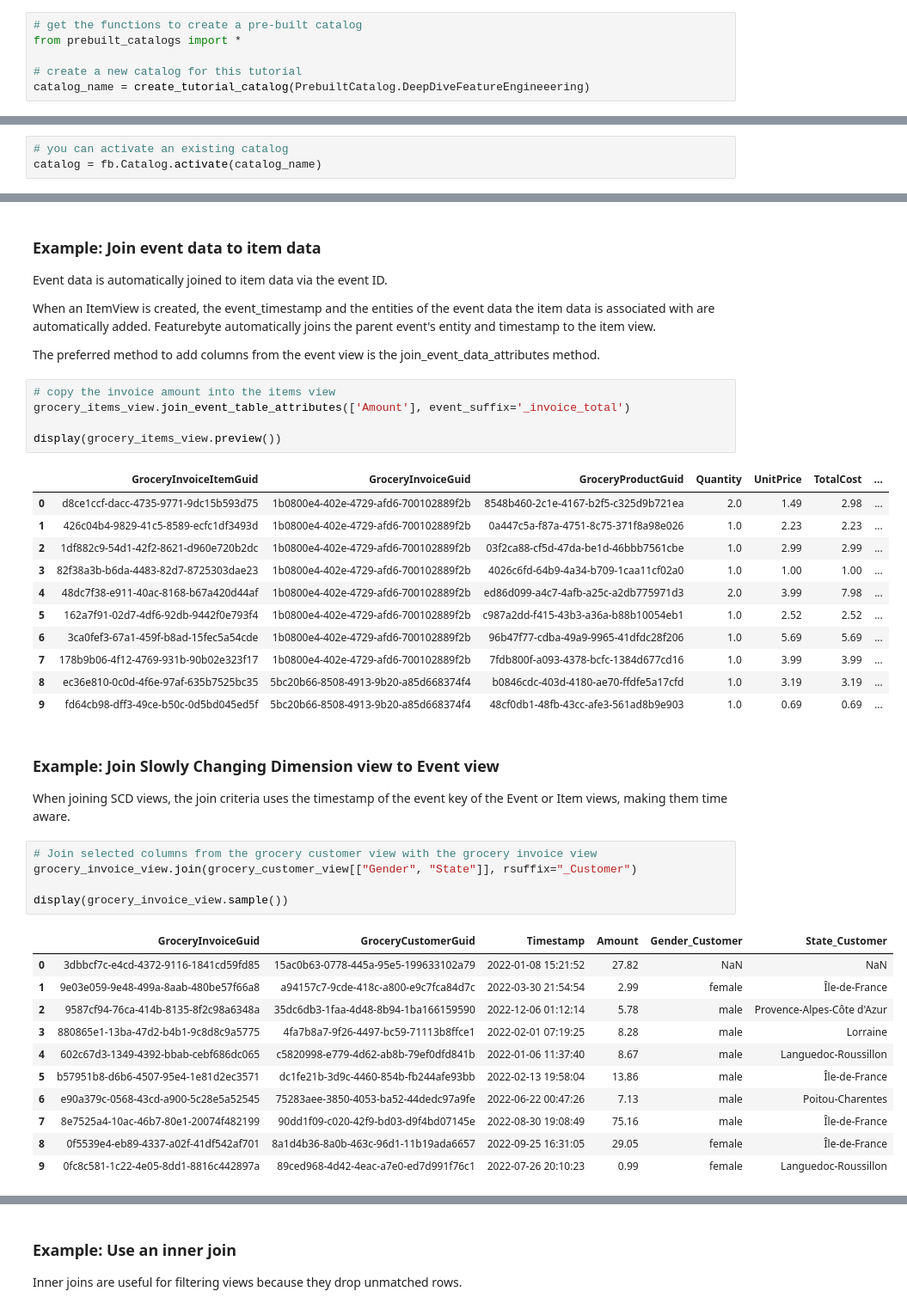
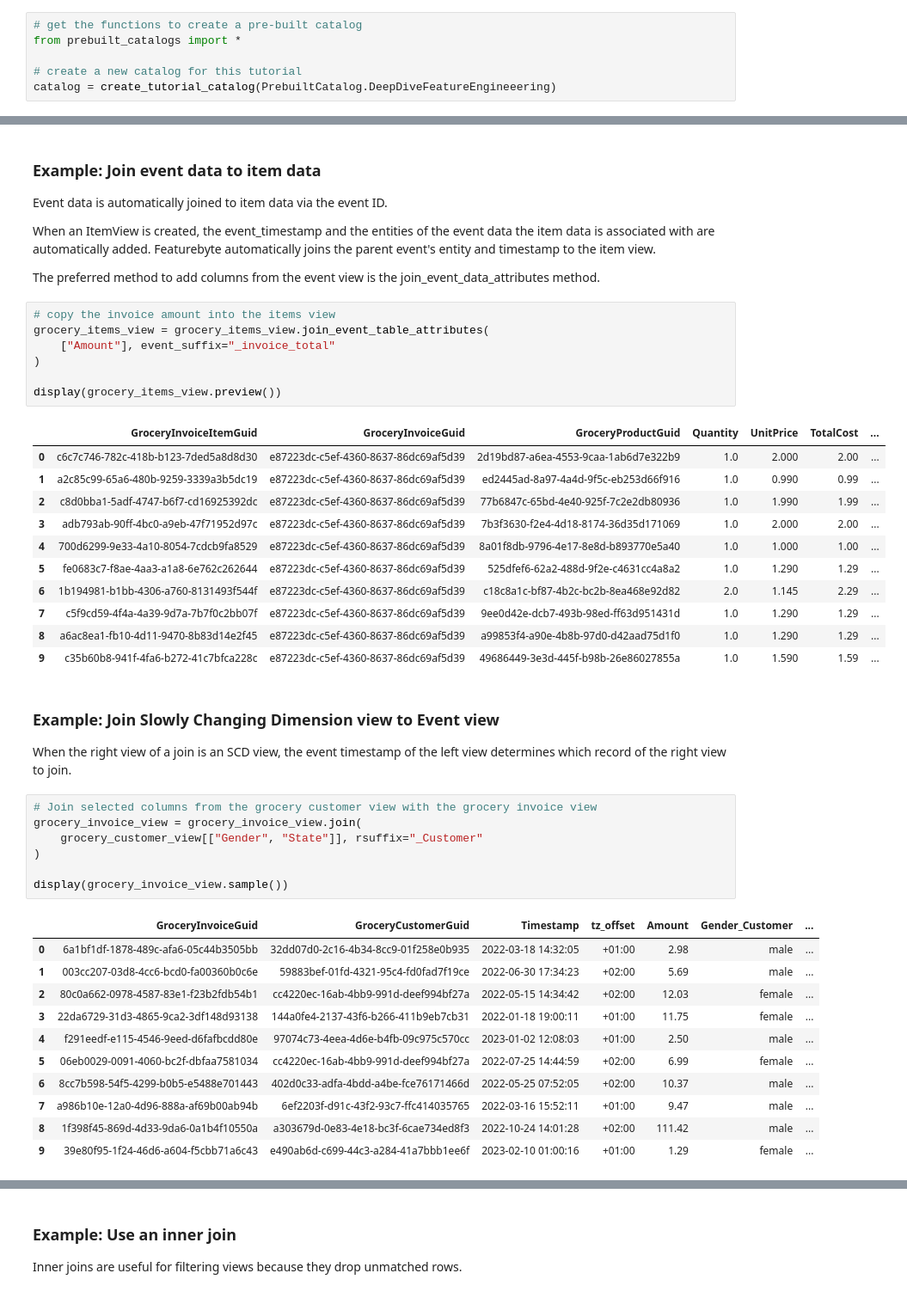
Before and after one commit to featurebyte/featurebyte-hosted-tutorials, a Jupyter notebook: tutorials/notebooks/deep dive feature engineering - final.ipynb, the cells around one changed output, grey strips where cells are left out. Shown at 86% size. Saved outputs shown, nothing was run; the diff lists cells and outputs as text.

```diff
--- a/tutorials/notebooks/deep dive feature engineering - final.ipynb
+++ b/tutorials/notebooks/deep dive feature engineering - final.ipynb
@@ -59,5 +66,5 @@ In a real-life project you would do data modeling, declaring the tables, entitie
 from prebuilt_catalogs import *
 
 # create a new catalog for this tutorial
-catalog_name = create_tutorial_catalog(PrebuiltCatalog.DeepDiveFeatureEngineeering)
+catalog = create_tutorial_catalog(PrebuiltCatalog.DeepDiveFeatureEngineeering)
 # %% [output]
@@ -75,6 +81,3 @@ Catalog created and pre-populated with data and features
-# %%
-# you can activate an existing catalog
-catalog = fb.Catalog.activate(catalog_name)
 # %% [markdown]
 ## Create Views of Tables within the Catalog
 
@@ -331,41 +400,45 @@ When an ItemView is created, the event_timestamp and the entities of the event d
 The preferred method to add columns from the event view is the join_event_data_attributes method.
 # %%
 # copy the invoice amount into the items view
-grocery_items_view.join_event_table_attributes(['Amount'], event_suffix='_invoice_total')
+grocery_items_view = grocery_items_view.join_event_table_attributes(
+    ["Amount"], event_suffix="_invoice_total"
+)
 
 display(grocery_items_view.preview())
 # %% [output]
 |  | GroceryInvoiceItemGuid | GroceryInvoiceGuid | GroceryProductGuid | Quantity | UnitPrice | TotalCost | ... |
-| 0 | d8ce1ccf-dacc-4735-9771-9dc15b593d75 | 1b0800e4-402e-4729-afd6-700102889f2b | 8548b460-2c1e-4167-b2f5-c325d9b721ea | 2.0 | 1.49 | 2.98 | ... |
-| 1 | 426c04b4-9829-41c5-8589-ecfc1df3493d | 1b0800e4-402e-4729-afd6-700102889f2b | 0a447c5a-f87a-4751-8c75-371f8a98e026 | 1.0 | 2.23 | 2.23 | ... |
-| 2 | 1df882c9-54d1-42f2-8621-d960e720b2dc | 1b0800e4-402e-4729-afd6-700102889f2b | 03f2ca88-cf5d-47da-be1d-46bbb7561cbe | 1.0 | 2.99 | 2.99 | ... |
-| 3 | 82f38a3b-b6da-4483-82d7-8725303dae23 | 1b0800e4-402e-4729-afd6-700102889f2b | 4026c6fd-64b9-4a34-b709-1caa11cf02a0 | 1.0 | 1.00 | 1.00 | ... |
-| 4 | 48dc7f38-e911-40ac-8168-b67a420d44af | 1b0800e4-402e-4729-afd6-700102889f2b | ed86d099-a4c7-4afb-a25c-a2db775971d3 | 2.0 | 3.99 | 7.98 | ... |
-| 5 | 162a7f91-02d7-4df6-92db-9442f0e793f4 | 1b0800e4-402e-4729-afd6-700102889f2b | c987a2dd-f415-43b3-a36a-b88b10054eb1 | 1.0 | 2.52 | 2.52 | ... |
-| 6 | 3ca0fef3-67a1-459f-b8ad-15fec5a54cde | 1b0800e4-402e-4729-afd6-700102889f2b | 96b47f77-cdba-49a9-9965-41dfdc28f206 | 1.0 | 5.69 | 5.69 | ... |
-| 7 | 178b9b06-4f12-4769-931b-90b02e323f17 | 1b0800e4-402e-4729-afd6-700102889f2b | 7fdb800f-a093-4378-bcfc-1384d677cd16 | 1.0 | 3.99 | 3.99 | ... |
-| 8 | ec36e810-0c0d-4f6e-97af-635b7525bc35 | 5bc20b66-8508-4913-9b20-a85d668374f4 | b0846cdc-403d-4180-ae70-ffdfe5a17cfd | 1.0 | 3.19 | 3.19 | ... |
-| 9 | fd64cb98-dff3-49ce-b50c-0d5bd045ed5f | 5bc20b66-8508-4913-9b20-a85d668374f4 | 48cf0db1-48fb-43cc-afe3-561ad8b9e903 | 1.0 | 0.69 | 0.69 | ... |
+| 0 | c6c7c746-782c-418b-b123-7ded5a8d8d30 | e87223dc-c5ef-4360-8637-86dc69af5d39 | 2d19bd87-a6ea-4553-9caa-1ab6d7e322b9 | 1.0 | 2.000 | 2.00 | ... |
+| 1 | a2c85c99-65a6-480b-9259-3339a3b5dc19 | e87223dc-c5ef-4360-8637-86dc69af5d39 | ed2445ad-8a97-4a4d-9f5c-eb253d66f916 | 1.0 | 0.990 | 0.99 | ... |
+| 2 | c8d0bba1-5adf-4747-b6f7-cd16925392dc | e87223dc-c5ef-4360-8637-86dc69af5d39 | 77b6847c-65bd-4e40-925f-7c2e2db80936 | 1.0 | 1.990 | 1.99 | ... |
+| 3 | adb793ab-90ff-4bc0-a9eb-47f71952d97c | e87223dc-c5ef-4360-8637-86dc69af5d39 | 7b3f3630-f2e4-4d18-8174-36d35d171069 | 1.0 | 2.000 | 2.00 | ... |
+| 4 | 700d6299-9e33-4a10-8054-7cdcb9fa8529 | e87223dc-c5ef-4360-8637-86dc69af5d39 | 8a01f8db-9796-4e17-8e8d-b893770e5a40 | 1.0 | 1.000 | 1.00 | ... |
+| 5 | fe0683c7-f8ae-4aa3-a1a8-6e762c262644 | e87223dc-c5ef-4360-8637-86dc69af5d39 | 525dfef6-62a2-488d-9f2e-c4631cc4a8a2 | 1.0 | 1.290 | 1.29 | ... |
+| 6 | 1b194981-b1bb-4306-a760-8131493f544f | e87223dc-c5ef-4360-8637-86dc69af5d39 | c18c8a1c-bf87-4b2c-bc2b-8ea468e92d82 | 2.0 | 1.145 | 2.29 | ... |
+| 7 | c5f9cd59-4f4a-4a39-9d7a-7b7f0c2bb07f | e87223dc-c5ef-4360-8637-86dc69af5d39 | 9ee0d42e-dcb7-493b-98ed-ff63d951431d | 1.0 | 1.290 | 1.29 | ... |
+| 8 | a6ac8ea1-fb10-4d11-9470-8b83d14e2f45 | e87223dc-c5ef-4360-8637-86dc69af5d39 | a99853f4-a90e-4b8b-97d0-d42aad75d1f0 | 1.0 | 1.290 | 1.29 | ... |
+| 9 | c35b60b8-941f-4fa6-b272-41c7bfca228c | e87223dc-c5ef-4360-8637-86dc69af5d39 | 49686449-3e3d-445f-b98b-26e86027855a | 1.0 | 1.590 | 1.59 | ... |
 # %% [markdown]
 ### Example: Join Slowly Changing Dimension view to Event view
 
-When joining SCD views, the join criteria uses the timestamp of the event key of the Event or Item views, making them time aware.
+When the right view of a join is an SCD view, the event timestamp of the left view determines which record of the right view to join.
 # %%
 # Join selected columns from the grocery customer view with the grocery invoice view
-grocery_invoice_view.join(grocery_customer_view[["Gender", "State"]], rsuffix="_Customer")
+grocery_invoice_view = grocery_invoice_view.join(
+    grocery_customer_view[["Gender", "State"]], rsuffix="_Customer"
+)
 
 display(grocery_invoice_view.sample())
 # %% [output]
-|  | GroceryInvoiceGuid | GroceryCustomerGuid | Timestamp | Amount | Gender_Customer | State_Customer |
-| 0 | 3dbbcf7c-e4cd-4372-9116-1841cd59fd85 | 15ac0b63-0778-445a-95e5-199633102a79 | 2022-01-08 15:21:52 | 27.82 | NaN | NaN |
-| 1 | 9e03e059-9e48-499a-8aab-480be57f66a8 | a94157c7-9cde-418c-a800-e9c7fca84d7c | 2022-03-30 21:54:54 | 2.99 | female | Île-de-France |
-| 2 | 9587cf94-76ca-414b-8135-8f2c98a6348a | 35dc6db3-1faa-4d48-8b94-1ba166159590 | 2022-12-06 01:12:14 | 5.78 | male | Provence-Alpes-Côte d'Azur |
-| 3 | 880865e1-13ba-47d2-b4b1-9c8d8c9a5775 | 4fa7b8a7-9f26-4497-bc59-71113b8ffce1 | 2022-02-01 07:19:25 | 8.28 | male | Lorraine |
-| 4 | 602c67d3-1349-4392-bbab-cebf686dc065 | c5820998-e779-4d62-ab8b-79ef0dfd841b | 2022-01-06 11:37:40 | 8.67 | male | Languedoc-Roussillon |
-| 5 | b57951b8-d6b6-4507-95e4-1e81d2ec3571 | dc1fe21b-3d9c-4460-854b-fb244afe93bb | 2022-02-13 19:58:04 | 13.86 | male | Île-de-France |
-| 6 | e90a379c-0568-43cd-a900-5c28e5a52545 | 75283aee-3850-4053-ba52-44dedc97a9fe | 2022-06-22 00:47:26 | 7.13 | male | Poitou-Charentes |
-| 7 | 8e7525a4-10ac-46b7-80e1-20074f482199 | 90dd1f09-c020-42f9-bd03-d9f4bd07145e | 2022-08-30 19:08:49 | 75.16 | male | Île-de-France |
-| 8 | 0f5539e4-eb89-4337-a02f-41df542af701 | 8a1d4b36-8a0b-463c-96d1-11b19ada6657 | 2022-09-25 16:31:05 | 29.05 | female | Île-de-France |
-| 9 | 0fc8c581-1c22-4e05-8dd1-8816c442897a | 89ced968-4d42-4eac-a7e0-ed7d991f76c1 | 2022-07-26 20:10:23 | 0.99 | female | Languedoc-Roussillon |
+|  | GroceryInvoiceGuid | GroceryCustomerGuid | Timestamp | tz_offset | Amount | Gender_Customer | ... |
+| 0 | 6a1bf1df-1878-489c-afa6-05c44b3505bb | 32dd07d0-2c16-4b34-8cc9-01f258e0b935 | 2022-03-18 14:32:05 | +01:00 | 2.98 | male | ... |
+| 1 | 003cc207-03d8-4cc6-bcd0-fa00360b0c6e | 59883bef-01fd-4321-95c4-fd0fad7f19ce | 2022-06-30 17:34:23 | +02:00 | 5.69 | male | ... |
+| 2 | 80c0a662-0978-4587-83e1-f23b2fdb54b1 | cc4220ec-16ab-4bb9-991d-deef994bf27a | 2022-05-15 14:34:42 | +02:00 | 12.03 | female | ... |
+| 3 | 22da6729-31d3-4865-9ca2-3df148d93138 | 144a0fe4-2137-43f6-b266-411b9eb7cb31 | 2022-01-18 19:00:11 | +01:00 | 11.75 | female | ... |
+| 4 | f291eedf-e115-4546-9eed-d6fafbcdd80e | 97074c73-4eea-4d6e-b4fb-09c975c570cc | 2023-01-02 12:08:03 | +01:00 | 2.50 | male | ... |
+| 5 | 06eb0029-0091-4060-bc2f-dbfaa7581034 | cc4220ec-16ab-4bb9-991d-deef994bf27a | 2022-07-25 14:44:59 | +02:00 | 6.99 | female | ... |
+| 6 | 8cc7b598-54f5-4299-b0b5-e5488e701443 | 402d0c33-adfa-4bdd-a4be-fce76171466d | 2022-05-25 07:52:05 | +02:00 | 10.37 | male | ... |
+| 7 | a986b10e-12a0-4d96-888a-af69b00ab94b | 6ef2203f-d91c-43f2-93c7-ffc414035765 | 2022-03-16 15:52:11 | +01:00 | 9.47 | male | ... |
+| 8 | 1f398f45-869d-4d33-9da6-0a1b4f10550a | a303679d-0e83-4e18-bc3f-6cae734ed8f3 | 2022-10-24 14:01:28 | +02:00 | 111.42 | male | ... |
+| 9 | 39e80f95-1f24-46d6-a604-f5cbb71a6c43 | e490ab6d-c699-44c3-a284-41a7bbb1ee6f | 2023-02-10 01:00:16 | +01:00 | 1.29 | female | ... |
 # %% [markdown]
 ### Example: Join Dimension view to Item view
```
Also changed, not shown: parts of 81 cells of this notebook, 12 other files.
